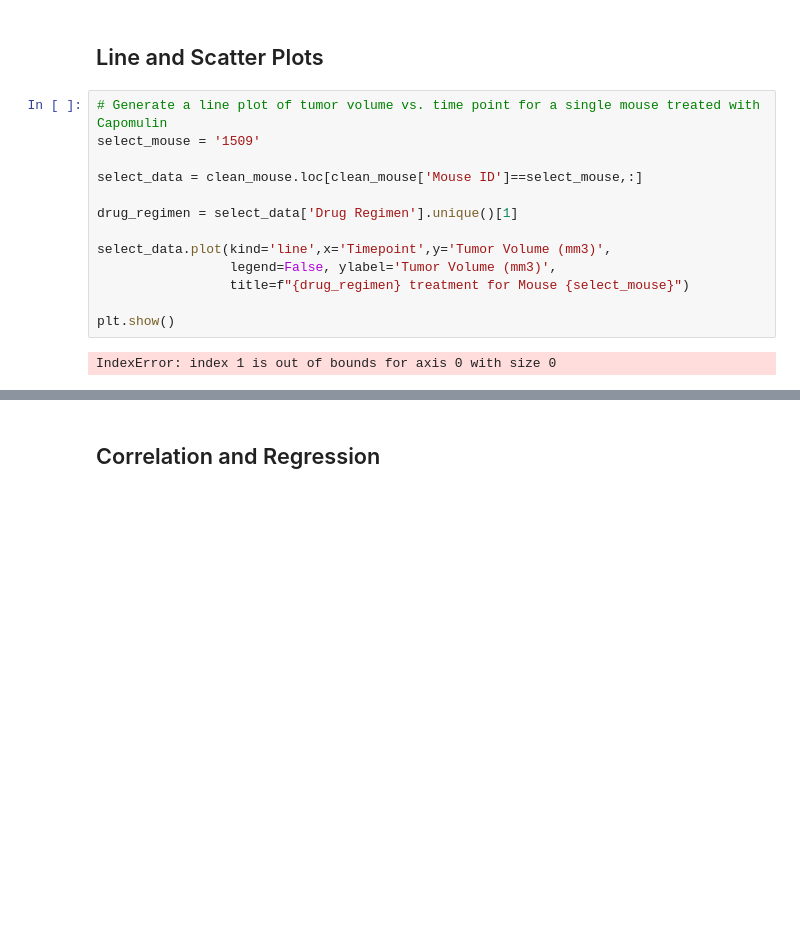
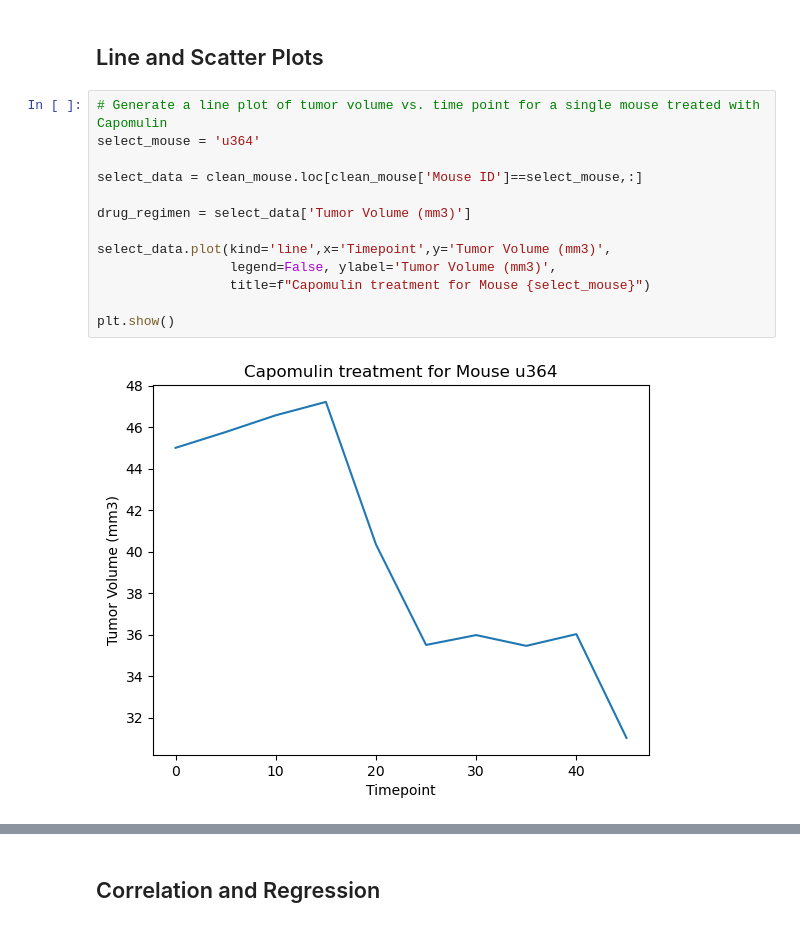
Before and after one commit to meltonme/tumor_drug_analysis, a Jupyter notebook: Pymaceuticals/pymaceuticals.ipynb, the cells around one changed output, grey strips where cells are left out. Saved outputs shown, nothing was run; the diff lists cells and outputs as text; blank space fills up the shorter version.

Commit message:
Completed the remaining code segments and visualizations.

```diff
--- a/Pymaceuticals/pymaceuticals.ipynb
+++ b/Pymaceuticals/pymaceuticals.ipynb
@@ -254,17 +256,17 @@ plt.show()
 ## Line and Scatter Plots
 # %%
 # Generate a line plot of tumor volume vs. time point for a single mouse treated with Capomulin
-select_mouse = '1509'
+select_mouse = 'u364'
 
 select_data = clean_mouse.loc[clean_mouse['Mouse ID']==select_mouse,:]
 
-drug_regimen = select_data['Drug Regimen'].unique()[1]
+drug_regimen = select_data['Tumor Volume (mm3)']
 
 select_data.plot(kind='line',x='Timepoint',y='Tumor Volume (mm3)',
                  legend=False, ylabel='Tumor Volume (mm3)',
-                 title=f"{drug_regimen} treatment for Mouse {select_mouse}")
+                 title=f"Capomulin treatment for Mouse {select_mouse}")
 
 plt.show()
 # %% [output]
-IndexError: index 1 is out of bounds for axis 0 with size 0
+[figure, added]
 # %%
```
Also changed, not shown: parts of 3 cells of this notebook.
